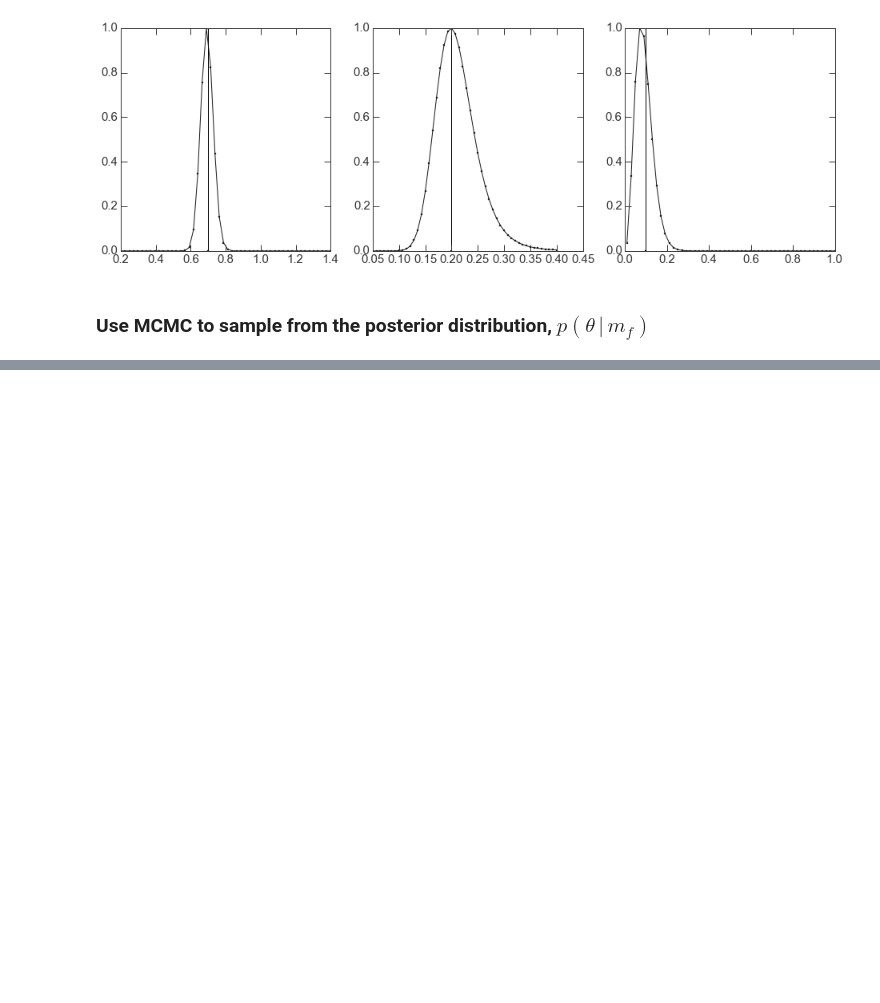
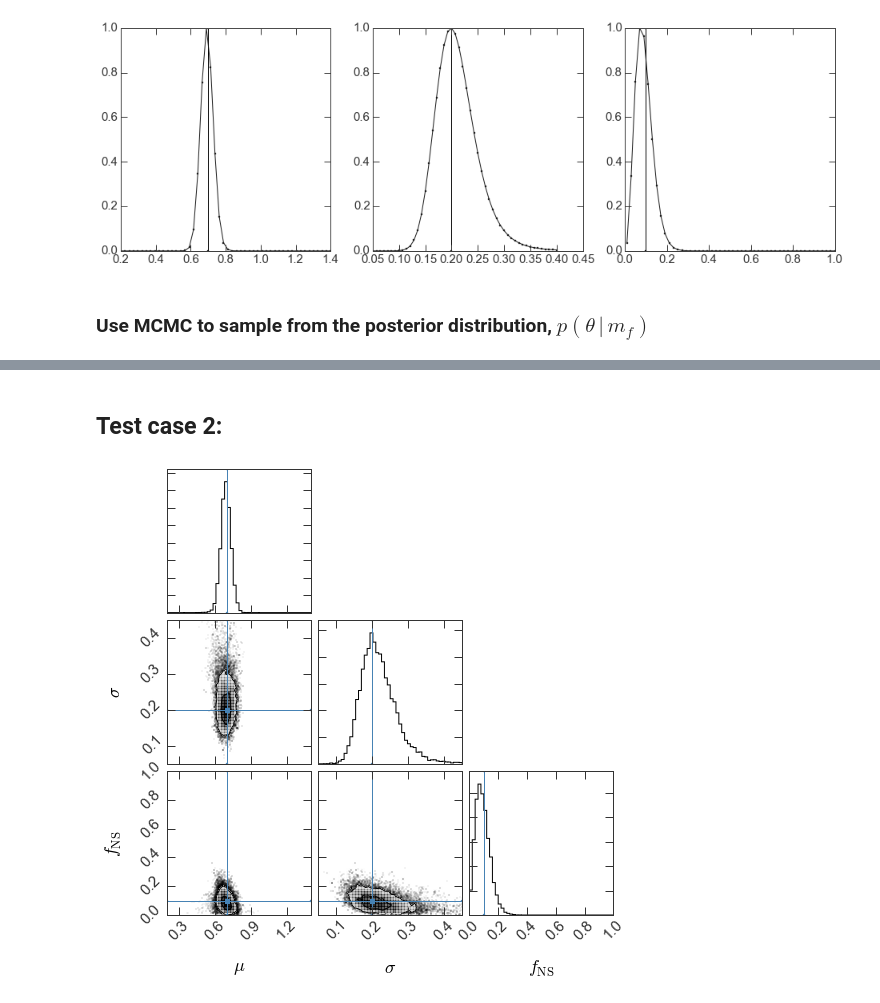
Before and after one commit to adrn/tilt-shift, a Jupyter notebook: notebooks/Paper figures.ipynb, the cells around one changed output, grey strips where cells are left out. Saved outputs shown, nothing was run; the diff lists cells and outputs as text; code cells hidden in the pictures; blank space fills up the shorter version.

```diff
--- a/notebooks/Paper figures.ipynb
+++ b/notebooks/Paper figures.ipynb
@@ -332,0 +336,11 @@ m2_mins = np.array([root(rootfind, 5., args=(mmf,mm1)).x[0] for (mmf,mm1) in zip
+# %% [markdown]
+## Test case 2:
+# %%
+sampler_G_NS = run_inference(test_data['G+NS'], norm_bounds=test_params['G+NS']['bounds'])
+# %%
+truths = [test_params['G+NS']['mean'], test_params['G+NS']['stddev'], test_params['G+NS']['f_NS']]
+fig = triangle.corner(sampler_G_NS.flatchain, truths=truths,
+                      labels=[r"$\mu$", r"$\sigma$", r"$f_{\rm NS}$"],
+                      extents=[(0.2,1.4),(0.05,0.45), (0.,1.)])
+# %% [output]
+[figure, added]
```
Also changed, not shown: parts of 9 cells of this notebook.
